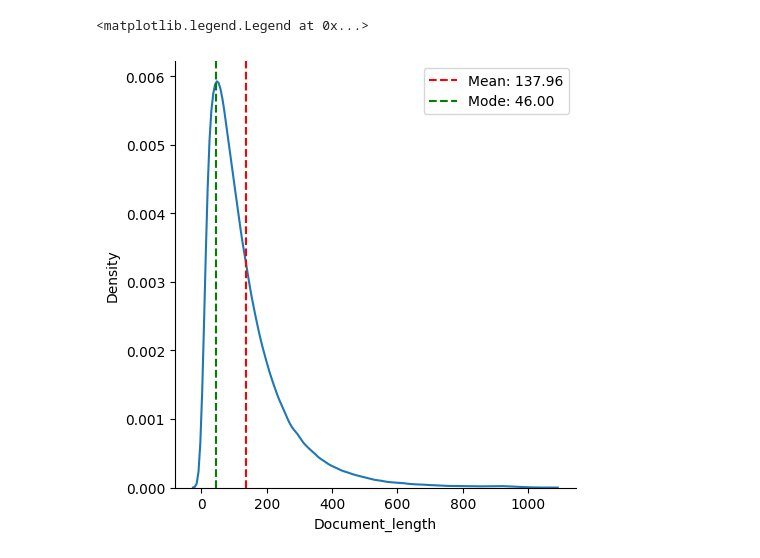
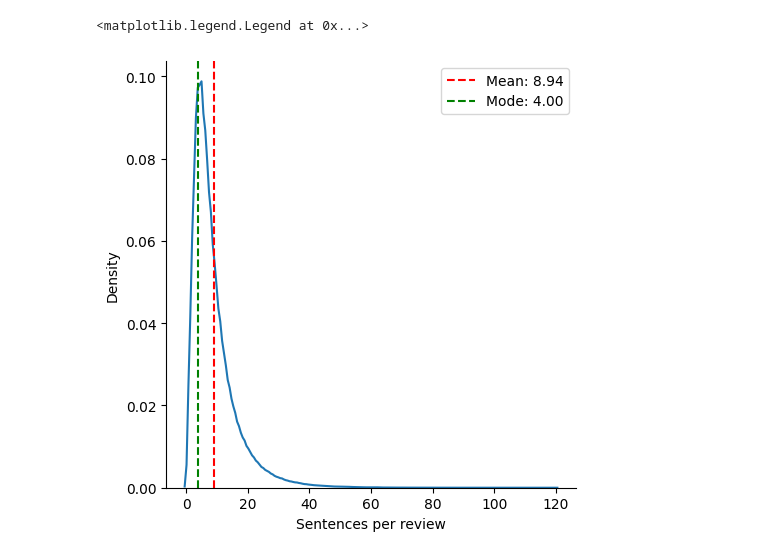
Before and after one commit to NiccoloF/NLP, a Jupyter notebook: Analisi_esplorativa.ipynb, the cells around one changed output. Drawn from its saved outputs; the diff is of its cells as text; code cells hidden in the pictures.

```diff
--- a/Analisi_esplorativa.ipynb
+++ b/Analisi_esplorativa.ipynb
@@ -25,8 +39,9 @@ test = test.remove_columns('tokens')
 # %%
-# calcolo la lunghezza dei documenti e il numero di frasi contenuto in ogni documento
-def calculate_lengths(doc):
+# Compute the length of a document in terms of number of tokens and number of sentences.
+def calculate_n_tokens(doc):
     doc['length'] = len(doc['tokens_no_punc'])
     doc['n_sentences'] = len(doc['sentences'])
     return doc
-test = test.map(calculate_lengths, num_proc= 4)
-train = train.map(calculate_lengths, num_proc = 4)
+
+test = test.map(calculate_n_tokens, num_proc= 4)
+train = train.map(calculate_n_tokens, num_proc = 4)
@@ -33,13 +67,16 @@ train = train.map(calculate_lengths, num_proc = 4)
 # %%
-# Distribuzione delle lunghezze
-total_lengths = np.concatenate((np.array(train['length']),np.array(test['length']) ))
-sns.displot(data=pd.DataFrame(total_lengths, columns= ['Document_length']), x='Document_length', kind="kde")
-mean_length = np.mean(np.array(total_lengths))
-median_length = np.median(np.array(total_lengths))
-mode_length = np.argmax(np.bincount(total_lengths))
+# Do the same for the number of sentences in each document.
+n_sentences_per_review = np.concatenate((np.array(train['n_sentences']),np.array(test['n_sentences']) ))
+
+sns.displot(data=pd.DataFrame(n_sentences_per_review, columns= ['Sentences per review']), x='Sentences per review', kind="kde")
+
+mean_length = np.mean(np.array(n_sentences_per_review))
+median_length = np.median(np.array(n_sentences_per_review))
+mode_length = np.argmax(np.bincount(n_sentences_per_review))
+
 plt.axvline(mean_length, color='r', linestyle='--', label=f'Mean: {mean_length:.2f}')
 plt.axvline(mode_length, color='g', linestyle='--', label=f'Mode: {mode_length:.2f}')
 plt.legend()
 # %% [output]
 <matplotlib.legend.Legend at 0x...>
-[figure, old version]
+[figure, new version]
```
Also changed, not shown: parts of 23 cells of this notebook.
